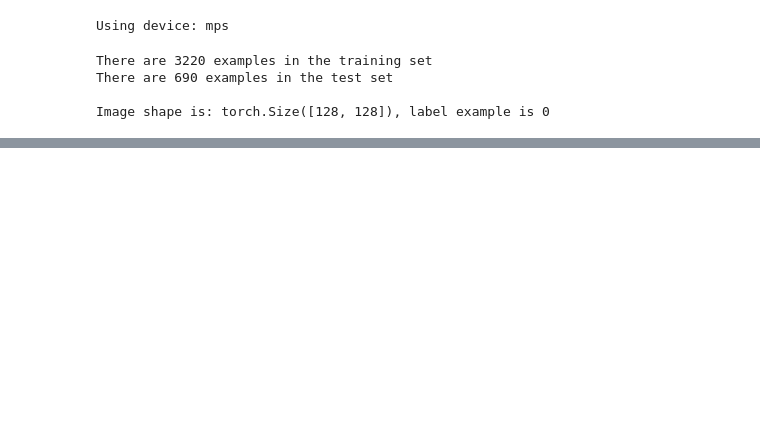
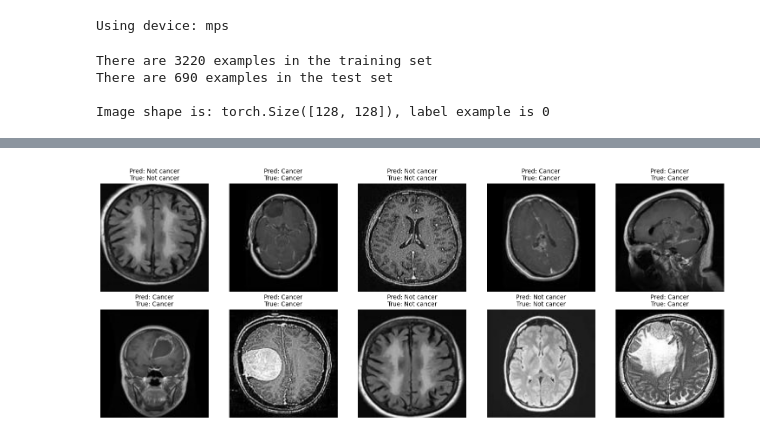
Before and after one commit to TeisAggerholm/02463_BO_project, a Jupyter notebook: VGG16D_v1.ipynb, the cells around one changed output, grey strips where cells are left out. Saved outputs shown, nothing was run; the diff lists cells and outputs as text; code cells hidden in the pictures; blank space fills up the shorter version.

```diff
--- a/VGG16D_v1.ipynb
+++ b/VGG16D_v1.ipynb
@@ -314,0 +319,48 @@ plt.show()
+# %%
+n_channels = 1#next(iter(train_dataloader))[0].shape[1]
+in_width_height = next(iter(train_dataloader))[0].shape[-1]
+# Make a dummy model to find out the size before the first linear layer
+CNN_model = VGG16(num_classes=2, in_channels=in_channels)
+
+#Finding the correct n features for first linear layer:
+dummy_input = torch.randn(1, in_channels, in_width_height, in_width_height).to(device)
+dummy_output = CNN_model.features(dummy_input)
+n_features = dummy_output.shape[1]
+
+# Now make true model when we know how many features we have before the first linear layer
+CNN_model = VGG16(num_classes=2, in_channels=in_channels, features_fore_linear=36864, dataset=test_set)
+CNN_model.load_state_dict(torch.load('weights1.pth', weights_only=True,map_location=torch.device(device)))
+
+c_map = {0: "Not cancer",
+            1: "Cancer"}
+CNN_model.eval()
+
+classifications, labels, images = CNN_model.predict_random(num_predictions=10)
+
+def unnormalize_image(img, mean, std):
+    """Convert normalized image tensor to displayable format."""
+    img = img * std + mean  # Reverse normalization
+    img = img.clamp(0, 1)  # Clamp to valid image range [0, 1]
+    return img.permute(1, 2, 0)  # Move channels to the last dimension for display
+
+# Plot images with labels
+fig, axes = plt.subplots(2, 5, figsize=(15, 6))  # Adjust grid to match number of images
+axes = axes.flatten()
+
+for idx, ax in enumerate(axes):
+    if idx < len(images):
+        # Unnormalize and plot the image
+        img = (images[idx]).permute(1, 2, 0)
+        img = img.cpu().numpy()
+        ax.imshow(img, cmap="gray")
+        ax.axis('off')
+        # Display predicted and true labels
+        ax.set_title(f"Pred: {c_map[int(classifications[idx])]}\nTrue: {c_map[int(labels[idx])]}", fontsize=10)
+
+    else:
+        ax.axis('off')  # Turn off extra axes
+
+plt.tight_layout()
+plt.show()
+# %% [output]
+[figure, added]
```
Also changed, not shown: parts of 3 cells of this notebook, 4 other files.
